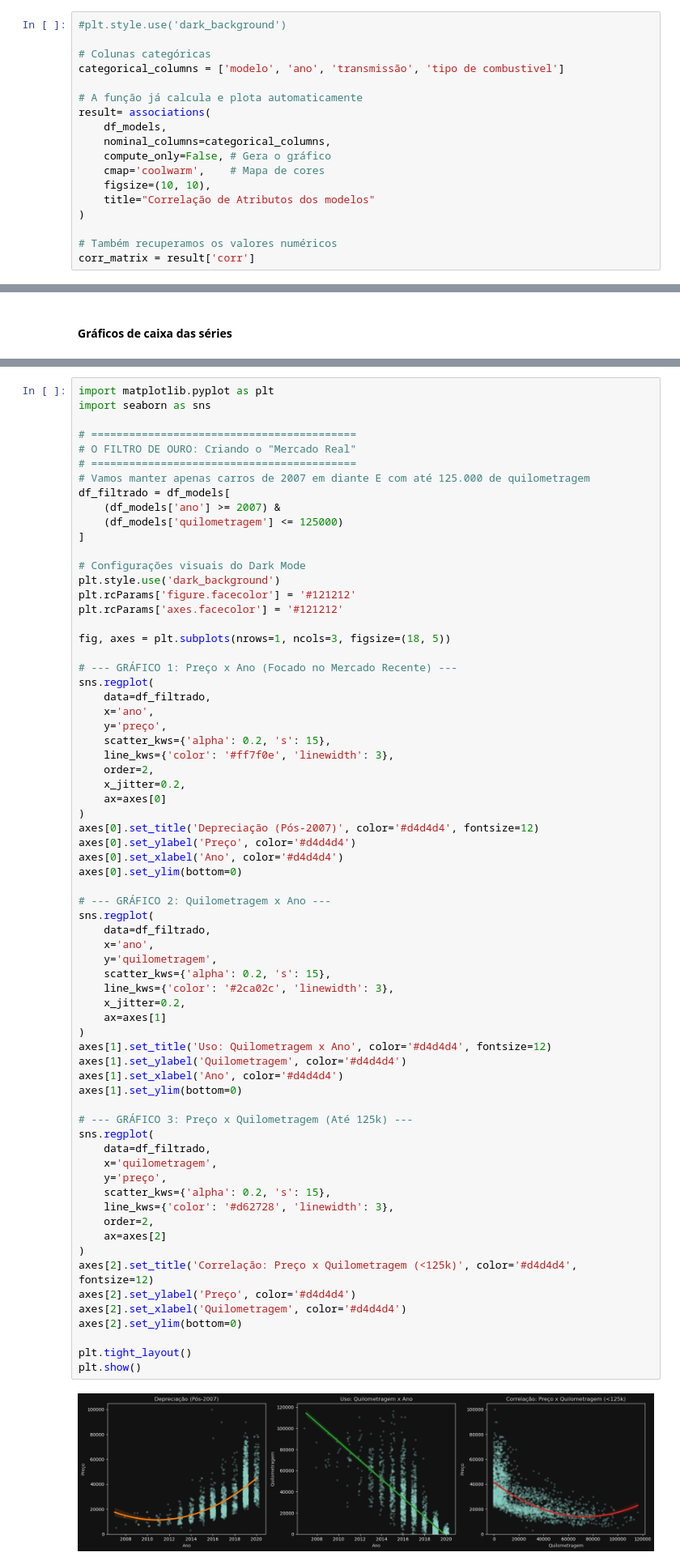
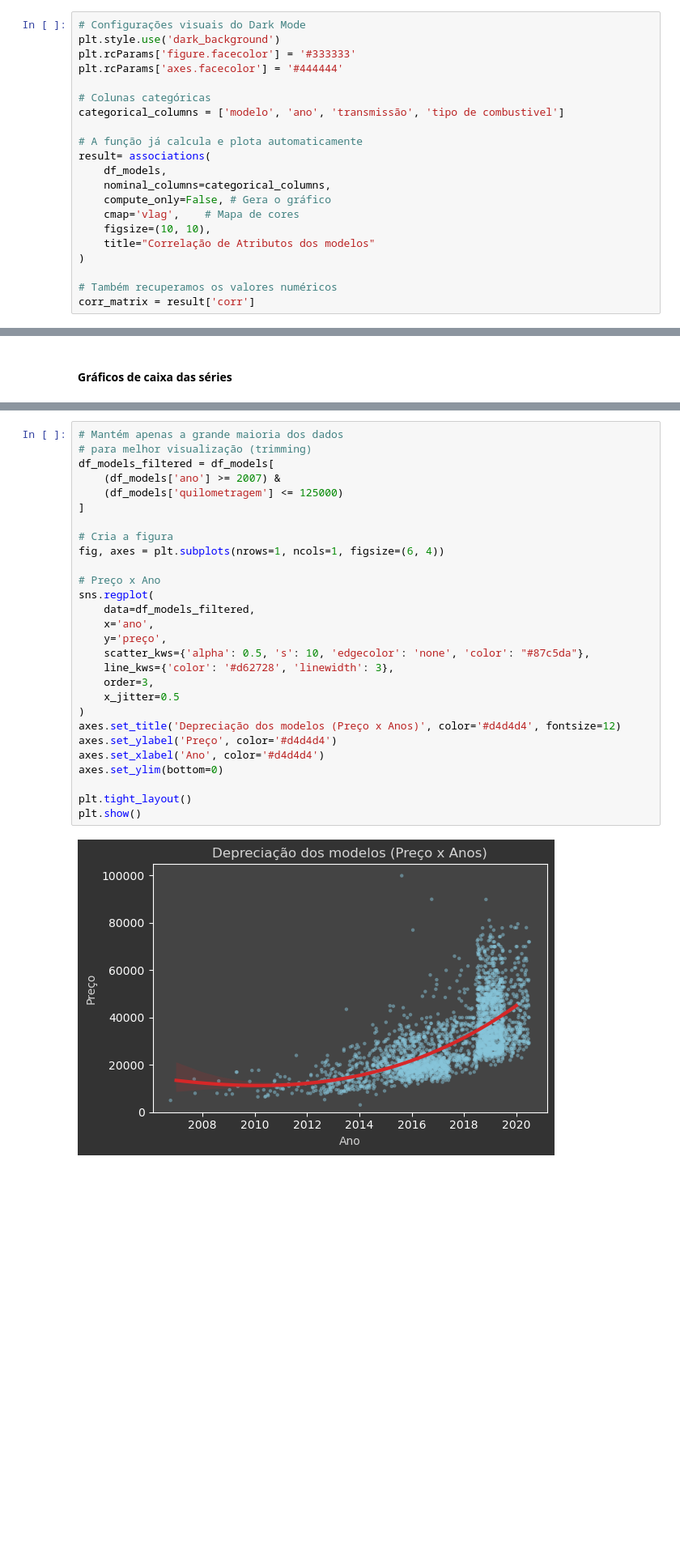
Before and after one commit to DemoreDev/trabalhos_pcd, a Jupyter notebook: bmw.ipynb, the cells around one changed output, grey strips where cells are left out. Shown at 81% size. Cells and saved outputs as stored; diff of their text form; blank space fills up the shorter version.

```diff
--- a/bmw.ipynb
+++ b/bmw.ipynb
@@ -180,5 +142,8 @@ Para contornar, usamos o pacote `dython`, que possui a **Razão de Correlação*
 # %%
-#plt.style.use('dark_background')
+# Configurações visuais do Dark Mode
+plt.style.use('dark_background')
+plt.rcParams['figure.facecolor'] = '#333333'
+plt.rcParams['axes.facecolor'] = '#444444'
 
 # Colunas categóricas
 categorical_columns = ['modelo', 'ano', 'transmissão', 'tipo de combustivel']
@@ -188,7 +153,7 @@ result= associations(
     df_models,
     nominal_columns=categorical_columns,
     compute_only=False, # Gera o gráfico
-    cmap='coolwarm',    # Mapa de cores
+    cmap='vlag',    # Mapa de cores
     figsize=(10, 10),
     title="Correlação de Atributos dos modelos"
 )
@@ -458,70 +421,30 @@ plt.show()
 # %%
-import matplotlib.pyplot as plt
-import seaborn as sns
-
-# ==========================================
-# O FILTRO DE OURO: Criando o "Mercado Real"
-# ==========================================
-# Vamos manter apenas carros de 2007 em diante E com até 125.000 de quilometragem
-df_filtrado = df_models[
+# Mantém apenas a grande maioria dos dados
+# para melhor visualização (trimming)
+df_models_filtered = df_models[
     (df_models['ano'] >= 2007) &
     (df_models['quilometragem'] <= 125000)
 ]
 
-# Configurações visuais do Dark Mode
-plt.style.use('dark_background')
-plt.rcParams['figure.facecolor'] = '#121212'
-plt.rcParams['axes.facecolor'] = '#121212'
+# Cria a figura
+fig, axes = plt.subplots(nrows=1, ncols=1, figsize=(6, 4))
 
-fig, axes = plt.subplots(nrows=1, ncols=3, figsize=(18, 5))
-
-# --- GRÁFICO 1: Preço x Ano (Focado no Mercado Recente) ---
+# Preço x Ano
 sns.regplot(
-    data=df_filtrado,
+    data=df_models_filtered,
     x='ano',
     y='preço',
-    scatter_kws={'alpha': 0.2, 's': 15},
-    line_kws={'color': '#ff7f0e', 'linewidth': 3},
-    order=2,
-    x_jitter=0.2,
-    ax=axes[0]
+    scatter_kws={'alpha': 0.5, 's': 10, 'edgecolor': 'none', 'color': "#87c5da"},
+    line_kws={'color': '#d62728', 'linewidth': 3},
+    order=3,
+    x_jitter=0.5
 )
-axes[0].set_title('Depreciação (Pós-2007)', color='#d4d4d4', fontsize=12)
-axes[0].set_ylabel('Preço', color='#d4d4d4')
-axes[0].set_xlabel('Ano', color='#d4d4d4')
-axes[0].set_ylim(bottom=0)
-
-# --- GRÁFICO 2: Quilometragem x Ano ---
-sns.regplot(
-    data=df_filtrado,
-    x='ano',
-    y='quilometragem',
-    scatter_kws={'alpha': 0.2, 's': 15},
-    line_kws={'color': '#2ca02c', 'linewidth': 3},
-    x_jitter=0.2,
-    ax=axes[1]
-)
-axes[1].set_title('Uso: Quilometragem x Ano', color='#d4d4d4', fontsize=12)
-axes[1].set_ylabel('Quilometragem', color='#d4d4d4')
-axes[1].set_xlabel('Ano', color='#d4d4d4')
-axes[1].set_ylim(bottom=0)
-
-# --- GRÁFICO 3: Preço x Quilometragem (Até 125k) ---
-sns.regplot(
-    data=df_filtrado,
-    x='quilometragem',
-    y='preço',
-    scatter_kws={'alpha': 0.2, 's': 15},
-    line_kws={'color': '#d62728', 'linewidth': 3},
-    order=2,
-    ax=axes[2]
-)
-axes[2].set_title('Correlação: Preço x Quilometragem (<125k)', color='#d4d4d4', fontsize=12)
-axes[2].set_ylabel('Preço', color='#d4d4d4')
-axes[2].set_xlabel('Quilometragem', color='#d4d4d4')
-axes[2].set_ylim(bottom=0)
+axes.set_title('Depreciação dos modelos (Preço x Anos)', color='#d4d4d4', fontsize=12)
+axes.set_ylabel('Preço', color='#d4d4d4')
+axes.set_xlabel('Ano', color='#d4d4d4')
+axes.set_ylim(bottom=0)
 
 plt.tight_layout()
 plt.show()
 # %% [output]
-[figure, old version]
+[figure, new version]
```
Also changed, not shown: parts of 36 cells of this notebook.
